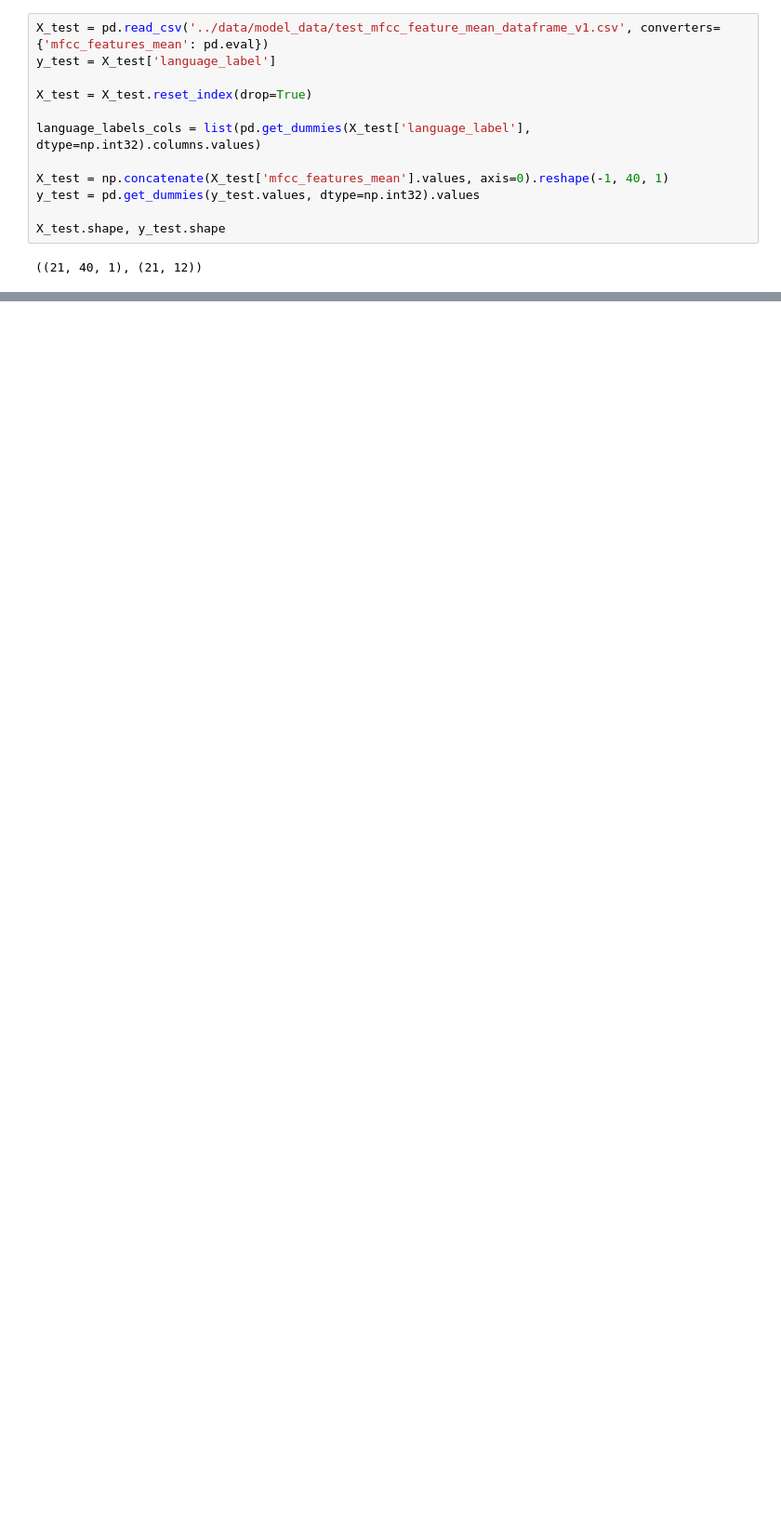
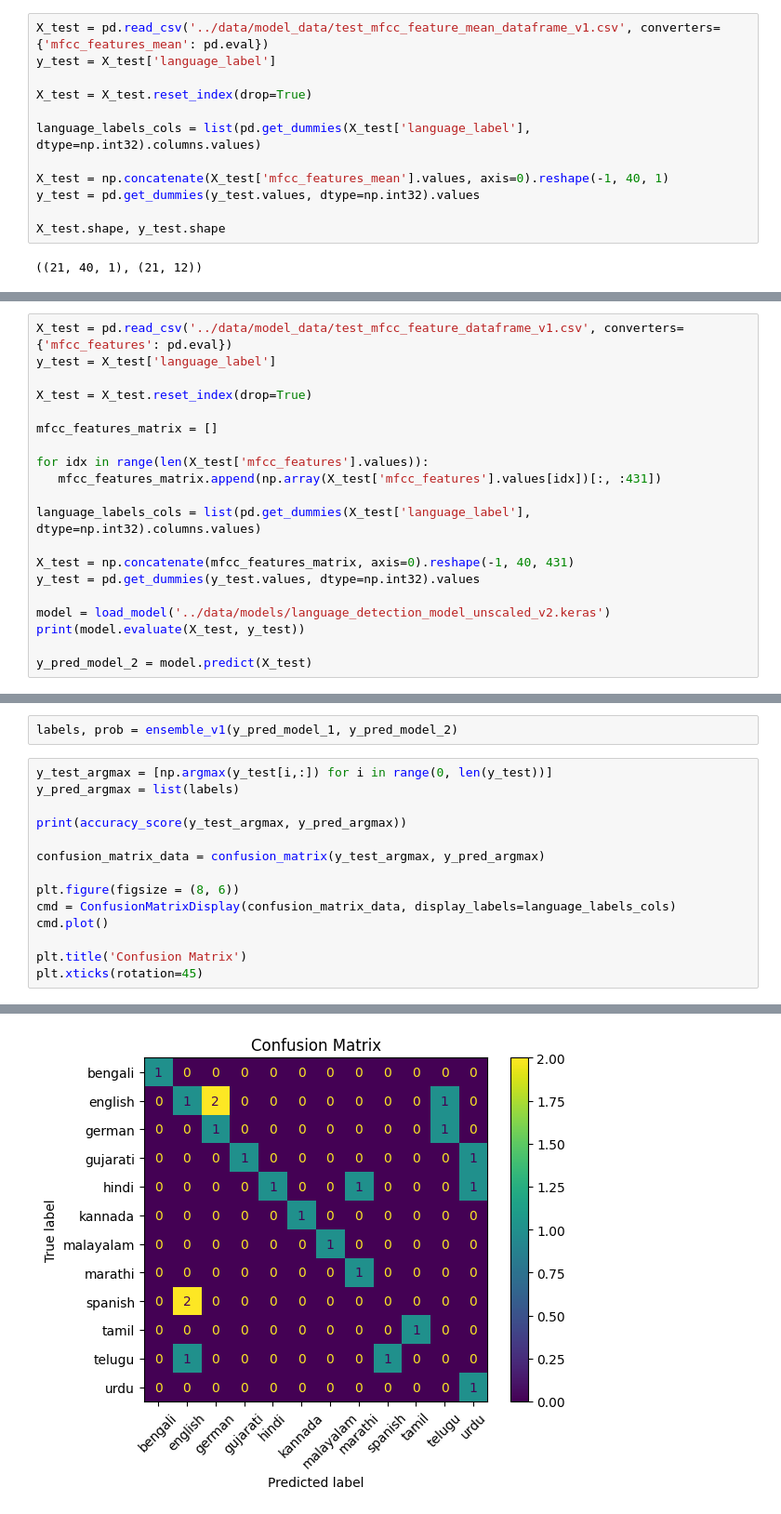
Before and after one commit to default741/speak-sense, a Jupyter notebook: notebooks/speak-sense-test-model-notebook.ipynb, the cells around one changed output, grey strips where cells are left out. Shown: that part at 93% size. Drawn from its saved outputs; the diff is of its cells as text; blank space fills up the shorter version.

```diff
--- a/notebooks/speak-sense-test-model-notebook.ipynb
+++ b/notebooks/speak-sense-test-model-notebook.ipynb
@@ -303,0 +352,20 @@ array([0, 8, 5], dtype=int64)
+# %%
+X_test = pd.read_csv('../data/model_data/test_mfcc_feature_dataframe_v1.csv', converters={'mfcc_features': pd.eval})
+y_test = X_test['language_label']
+
+X_test = X_test.reset_index(drop=True)
+
+mfcc_features_matrix = []
+
+for idx in range(len(X_test['mfcc_features'].values)):
+   mfcc_features_matrix.append(np.array(X_test['mfcc_features'].values[idx])[:, :431])
+
+language_labels_cols = list(pd.get_dummies(X_test['language_label'], dtype=np.int32).columns.values)
+
+X_test = np.concatenate(mfcc_features_matrix, axis=0).reshape(-1, 40, 431)
+y_test = pd.get_dummies(y_test.values, dtype=np.int32).values
+
+model = load_model('../data/models/language_detection_model_unscaled_v2.keras')
+print(model.evaluate(X_test, y_test))
+
+y_pred_model_2 = model.predict(X_test)
@@ -303,0 +378,17 @@ array([0, 8, 5], dtype=int64)
+# %%
+labels, prob = ensemble_v1(y_pred_model_1, y_pred_model_2)
+# %%
+y_test_argmax = [np.argmax(y_test[i,:]) for i in range(0, len(y_test))]
+y_pred_argmax = list(labels)
+
+print(accuracy_score(y_test_argmax, y_pred_argmax))
+
+confusion_matrix_data = confusion_matrix(y_test_argmax, y_pred_argmax)
+
+plt.figure(figsize = (8, 6))
+cmd = ConfusionMatrixDisplay(confusion_matrix_data, display_labels=language_labels_cols)
+cmd.plot()
+
+plt.title('Confusion Matrix')
+plt.xticks(rotation=45)
+# %% [output]
@@ -303,0 +410 @@ array([0, 8, 5], dtype=int64)
+[figure, added]
```
Also changed, not shown: parts of 14 cells of this notebook.
